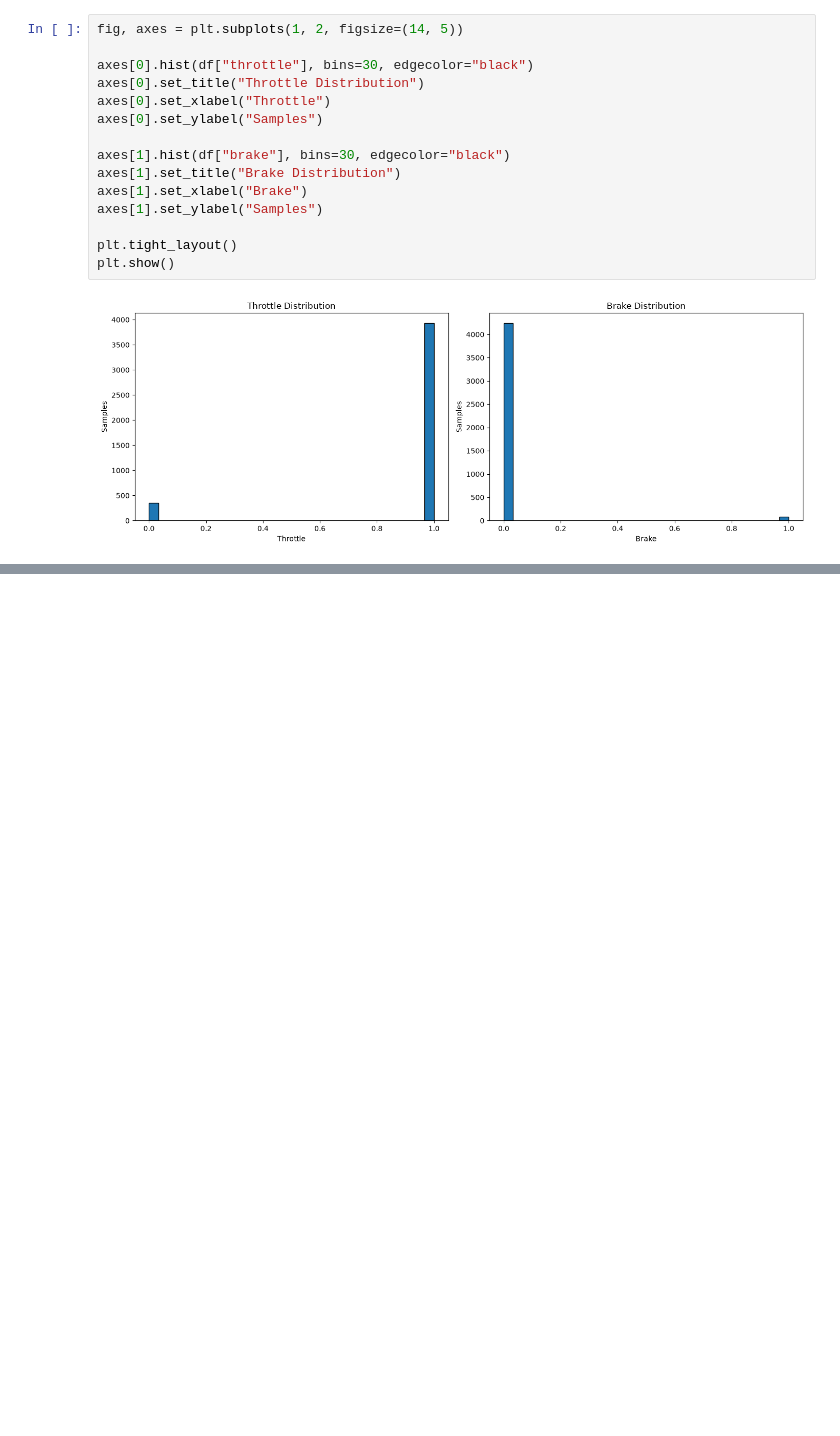
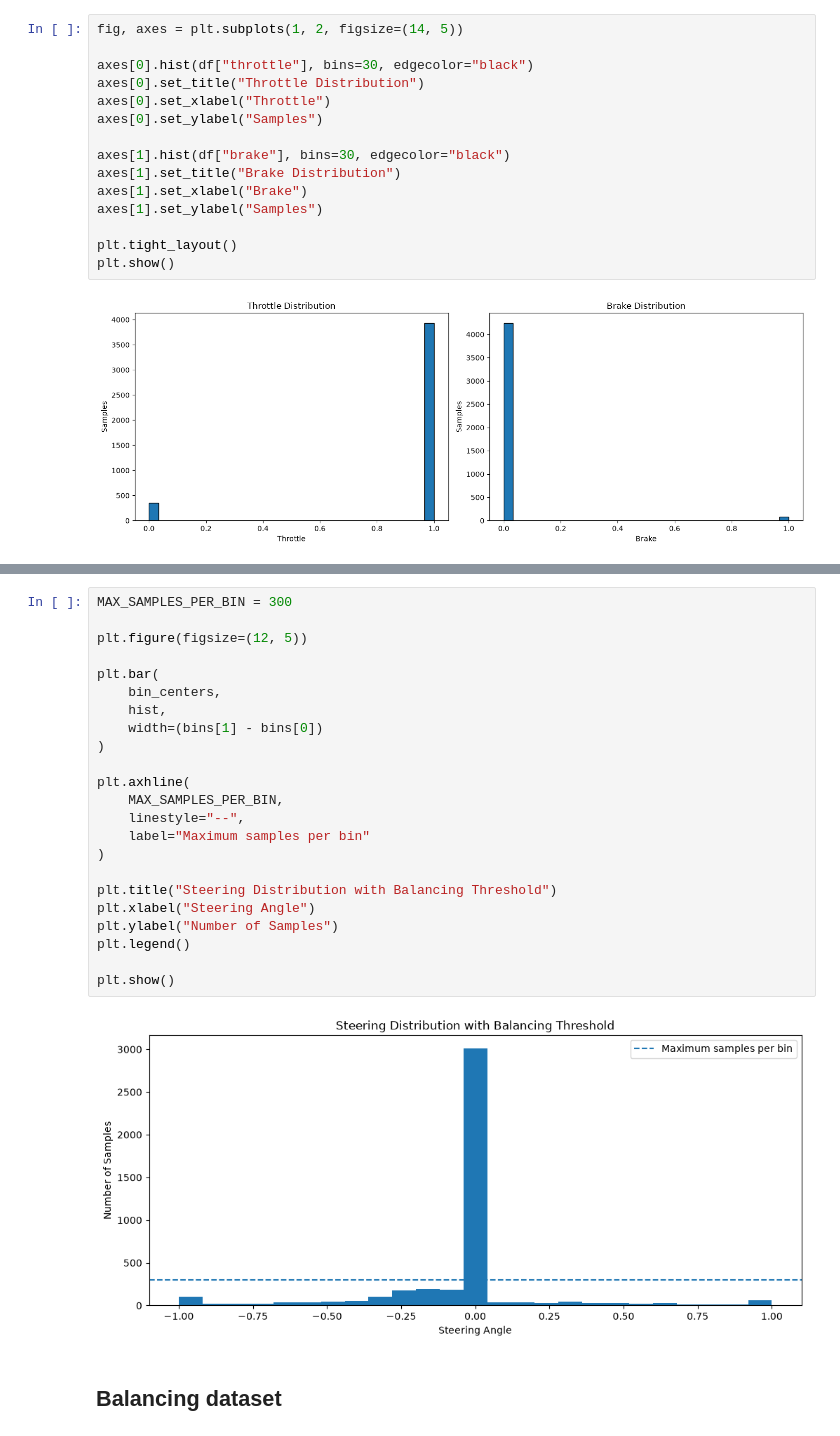
Before and after one commit to eljesam/Smart-Tech-CA2, a Jupyter notebook: exploration.ipynb, the cells around one changed output, grey strips where cells are left out. Drawn from its saved outputs; the diff is of its cells as text; blank space fills up the shorter version.

```diff
--- a/exploration.ipynb
+++ b/exploration.ipynb
@@ -278,0 +306,27 @@ plt.show()
+# %%
+MAX_SAMPLES_PER_BIN = 300
+
+plt.figure(figsize=(12, 5))
+
+plt.bar(
+    bin_centers,
+    hist,
+    width=(bins[1] - bins[0])
+)
+
+plt.axhline(
+    MAX_SAMPLES_PER_BIN,
+    linestyle="--",
+    label="Maximum samples per bin"
+)
+
+plt.title("Steering Distribution with Balancing Threshold")
+plt.xlabel("Steering Angle")
+plt.ylabel("Number of Samples")
+plt.legend()
+
+plt.show()
+# %% [output]
+[figure, added]
+# %% [markdown]
+## Balancing dataset
```
Also changed, not shown: parts of 12 cells of this notebook.
